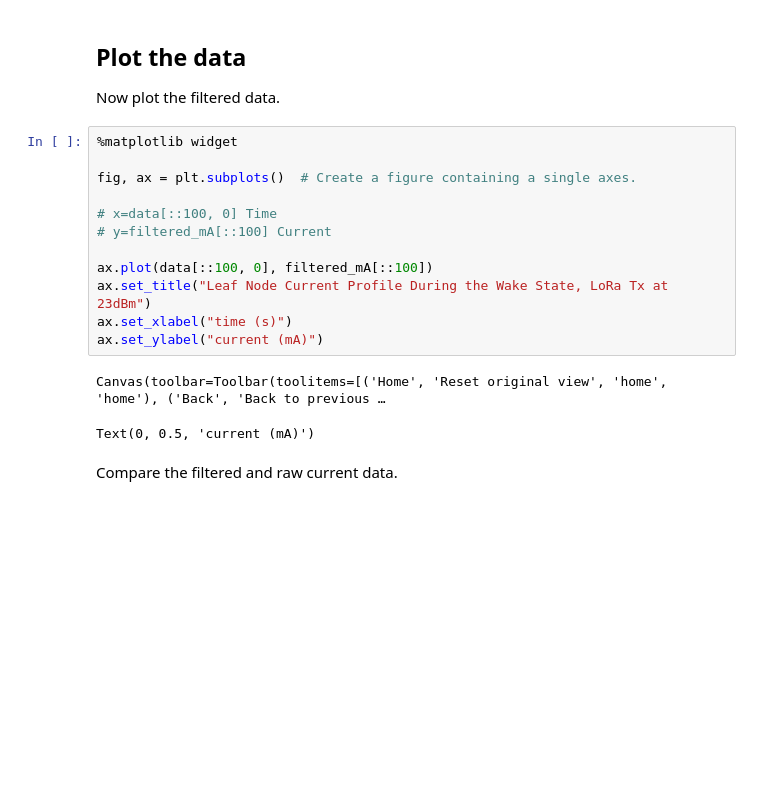
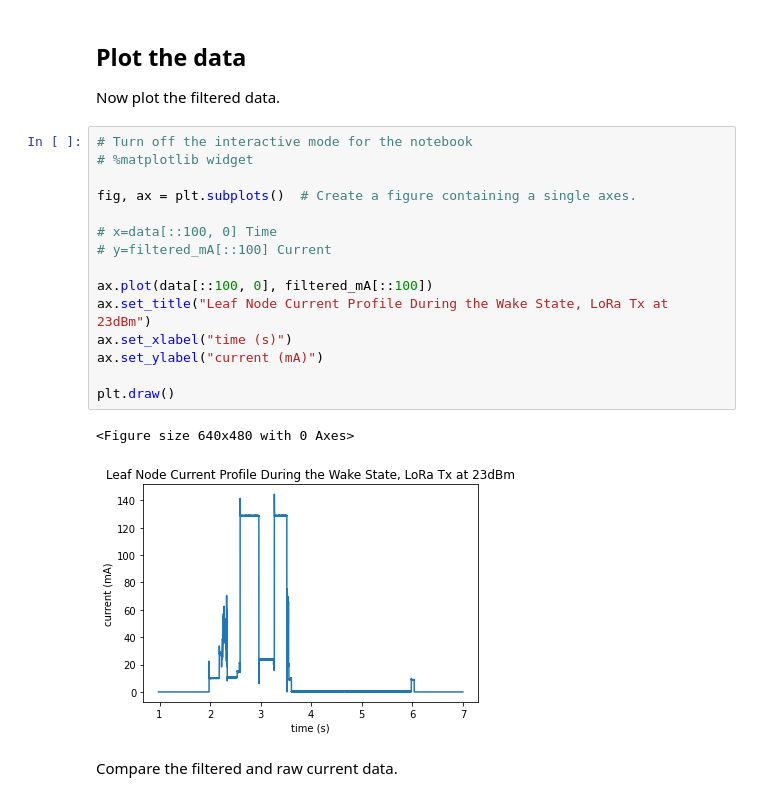
Before and after one commit to jgallagher59701/HAST_leaf_node_data, a Jupyter notebook: Compute_Leaf_Node_Current_2.ipynb, the cells around one changed output. Drawn from its saved outputs; the diff is of its cells as text; blank space fills up the shorter version.

```diff
--- a/Compute_Leaf_Node_Current_2.ipynb
+++ b/Compute_Leaf_Node_Current_2.ipynb
@@ -88,20 +88,23 @@ filtered_mA = filtered_volts / resistance * 1000.0
 ## Plot the data
 Now plot the filtered data.
 # %%
-%matplotlib widget
+# Turn off the interactive mode for the notebook
+# %matplotlib widget
 
 fig, ax = plt.subplots()  # Create a figure containing a single axes.
 
 # x=data[::100, 0] Time
 # y=filtered_mA[::100] Current
 
 ax.plot(data[::100, 0], filtered_mA[::100])
 ax.set_title("Leaf Node Current Profile During the Wake State, LoRa Tx at 23dBm")
 ax.set_xlabel("time (s)")
 ax.set_ylabel("current (mA)")
+
+plt.draw()
 # %% [output]
-Canvas(toolbar=Toolbar(toolitems=[('Home', 'Reset original view', 'home', 'home'), ('Back', 'Back to previous …
+<Figure size 640x480 with 0 Axes>
-Text(0, 0.5, 'current (mA)')
+[figure, added]
 # %% [markdown]
 Compare the filtered and raw current data.
 # %%
```
Also changed, not shown: parts of 1 cell of this notebook, 3 other files.
